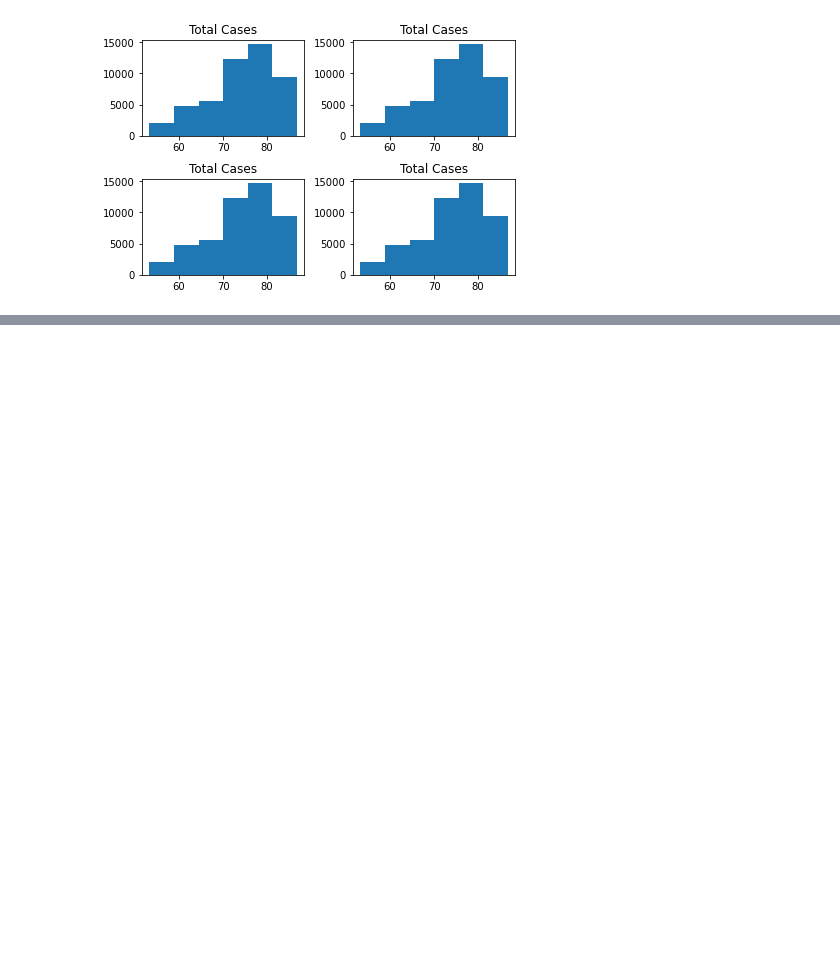
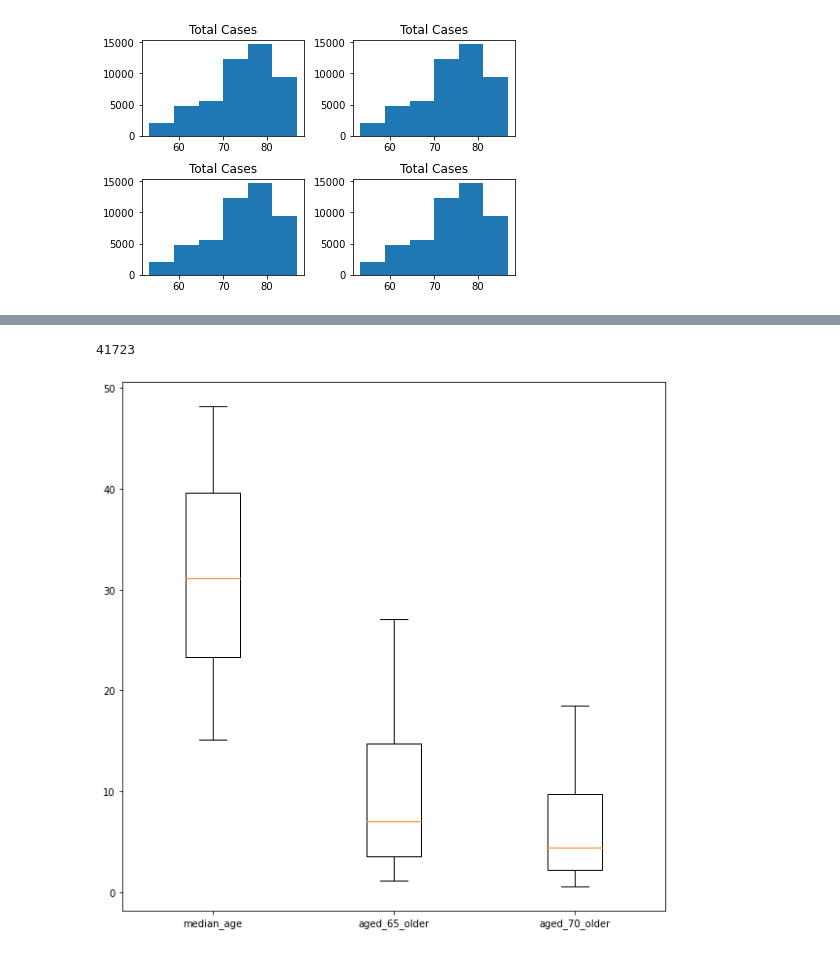
Before and after one commit to TrevorvU/Machine-Learning-Data, a Jupyter notebook: Untitled-1.ipynb, the cells around one changed output, grey strips where cells are left out. Cells and saved outputs as stored; diff of their text form; code cells hidden in the pictures; blank space fills up the shorter version.

Commit message:
changed the cont array

```diff
--- a/Untitled-1.ipynb
+++ b/Untitled-1.ipynb
@@ -100,0 +138,4 @@ Length: 197, dtype: int64
+# %%
+df = pd.read_csv('Case_PRB.csv', low_memory=False)
+# df.head()
+df.describe()
@@ -100,0 +191,33 @@ Length: 197, dtype: int64
+# %%
+# df_cont = df[['new_tests', 'total_tests', 'tests_per_case', 'positive_rate', 'tests_units',
+# 'population', 'population_density', 'median_age', 'aged_65_older', 'aged_70_older', 'gdp_per_capita']]
+#DIT IS DE EERSTE TEST EN ALS ER GEEN INTERESSANTE BEVINDEINGEN UIT KOMEN DAN KOMT DE BOVENSTAANDE CONT VALUES ter
+#vergelijking of accurater of beter at het verspellen van
+df_cont = df[['population', 'population_density', 'median_age',
+'aged_65_older', 'aged_70_older', 'gdp_per_capita']]
+df_cat = df[['continent', 'location', 'date']]
+
+df_cont_age =df[['median_age', 'aged_65_older', 'aged_70_older']] # Voor visualisatie
+# %%
+df_cont_remove_nan = df_cont.dropna()
+df_cont_age_nan = df_cont_age.dropna()
+#df_cont_fillna_fill = df_cont.fillna(method='ffill') #hiermee vul je de waardes anders moet je te
+#veel rows wegdoen en dan kan je niet new_tests et cetera bij het model meetrainen
+#df_cont_remove_nan.isna().sum()
+# df_cont_remove_nan.describe()
+#len(df_cont_fillna_fill) #na de dropna van new_tests et cetera zijn er nog ongeveer 17k rows over
+#maar als je die new_tests et cetera weghaald dan zijn er nog 42k rows over
+#df_cont_remove_nan.isna().sum()
+len(df_cont_remove_nan)
+# %% [output]
+41723
+# %%
+fig, ax = plt.subplots(figsize=(10, 10))
+ax.boxplot(df_cont_age_nan.values,
+labels = df_cont_age_nan.columns.values)
+
+# ax[0, 1].boxplot(df_cont_fillna_fill.values,
+# labels = df_cont_fillna_fill.columns.values)
+plt.show()
+# %% [output]
+[figure, added]
```
Also changed, not shown: parts of 16 cells of this notebook.
